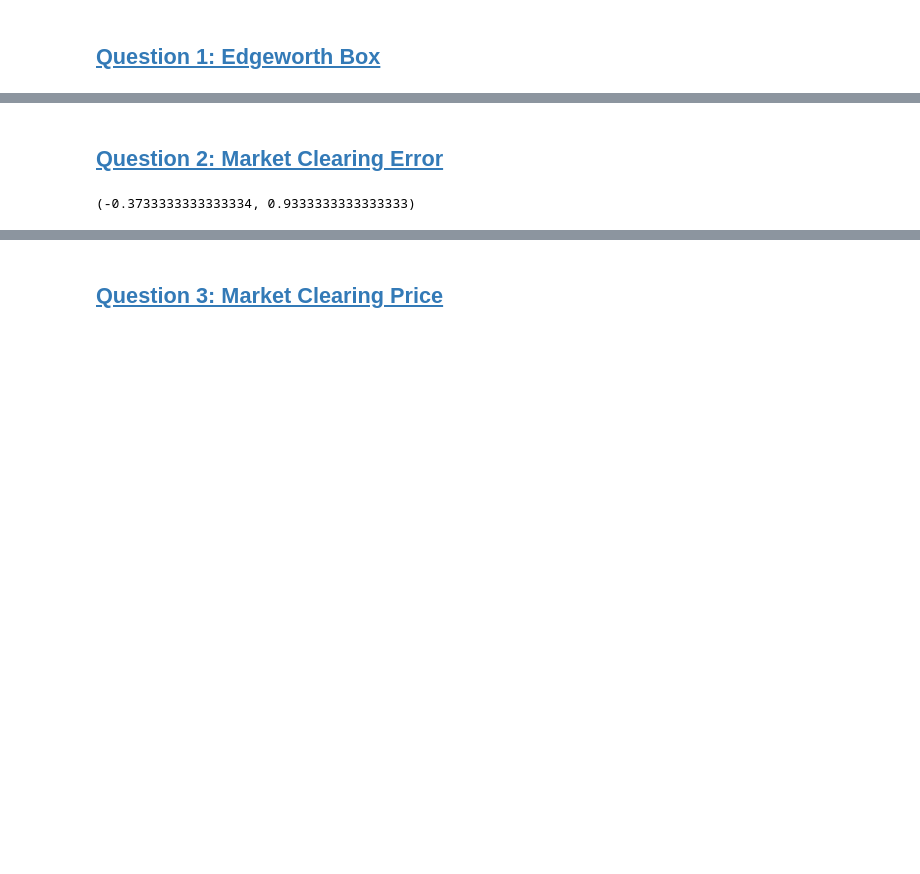
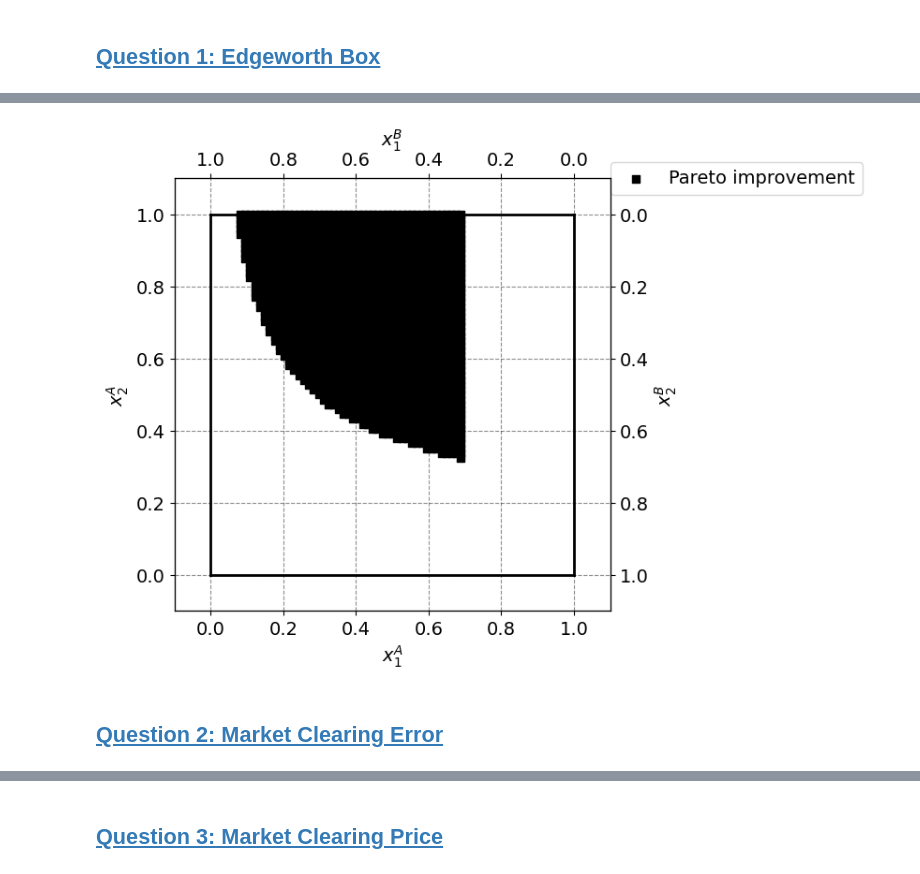
Before and after one commit to NumEconCopenhagen/Projects_2024_Emma-Anna-Oscar, a Jupyter notebook: inauguralproject/inauguralproject.ipynb, the cells around one changed output, grey strips where cells are left out. Drawn from its saved outputs; the diff is of its cells as text; code cells hidden in the pictures; blank space fills up the shorter version.

```diff
--- a/inauguralproject/inauguralproject.ipynb
+++ b/inauguralproject/inauguralproject.ipynb
@@ -80,8 +82,8 @@ ax_A.legend(frameon=True,loc='upper right',bbox_to_anchor=(1.6,1.0));
 print(model.utility_A(par.w1A,par.w2A))
 print(model.utility_B(1-par.w1A,1-par.w2A))
 
-print(model.demand_A(0.5))
-print(model.demand_B(0.5))
+for pair in pareto_pairs:
+    print("Pareto Pair:", pair)
 # %% [output]
 0.41601676461038084
 0.30365889718756617
@@ -90,6 +105,36 @@ print(model.demand_B(0.5))
+# %%
+pareto_pairs = model.pareto_improvement()
+
+x1A_values = [pair[0] for pair in pareto_pairs]
+x2A_values = [pair[1] for pair in pareto_pairs]
+
+fig = plt.figure(frameon=False,figsize=(6,6), dpi=100)
+ax_A = fig.add_subplot(1, 1, 1)
+
+ax_A.set_xlabel("$x_1^A$")
+ax_A.set_ylabel("$x_2^A$")
+
+temp = ax_A.twinx()
+temp.set_ylabel("$x_2^B$")
+ax_B = temp.twiny()
+ax_B.set_xlabel("$x_1^B$")
+ax_B.invert_xaxis()
+ax_B.invert_yaxis()
+
+ax_A.scatter(x1A_values, x2A_values,marker='s',color='black',label='Pareto improvement')
+
+ax_A.plot([0,w1bar],[0,0],lw=2,color='black')
+ax_A.plot([0,w1bar],[w2bar,w2bar],lw=2,color='black')
+ax_A.plot([0,0],[0,w2bar],lw=2,color='black')
+ax_A.plot([w1bar,w1bar],[0,w2bar],lw=2,color='black')
+
+ax_A.set_xlim([-0.1, w1bar + 0.1])
+ax_A.set_ylim([-0.1, w2bar + 0.1])
+ax_B.set_xlim([w1bar + 0.1, -0.1])
+ax_B.set_ylim([w2bar + 0.1, -0.1])
+
+ax_A.legend(frameon=True,loc='center right',bbox_to_anchor=(1.6,1.0));
+# %% [output]
+[figure, added]
 # %% [markdown]
 ## <a id='toc2_'></a>[Question 2: Market Clearing Error](#toc2_)
-# %%
-print(model.market_clearing_error())
-# %% [output]
-(-0.3733333333333334, 0.9333333333333333)
```
Also changed, not shown: parts of 3 cells of this notebook, 1 other file.
